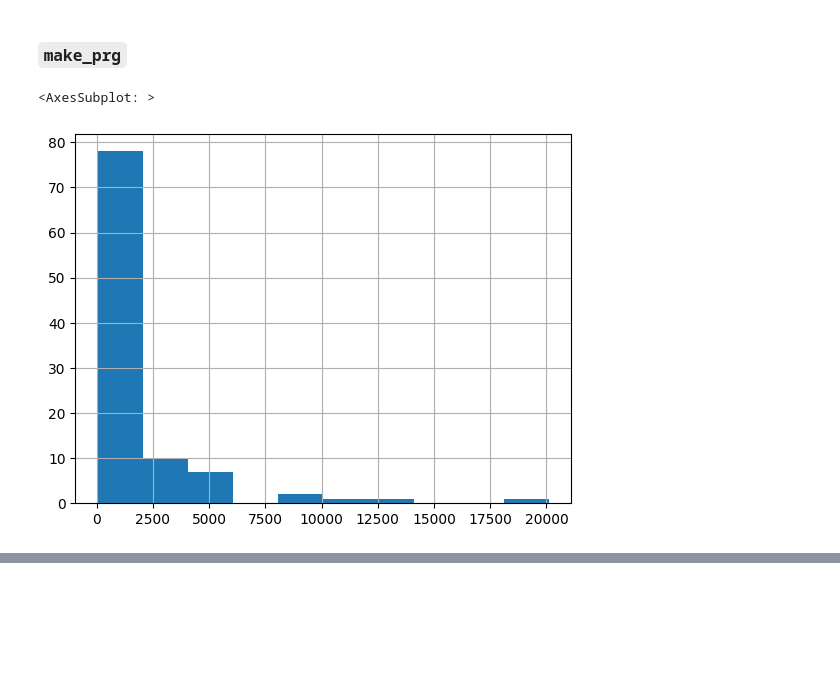
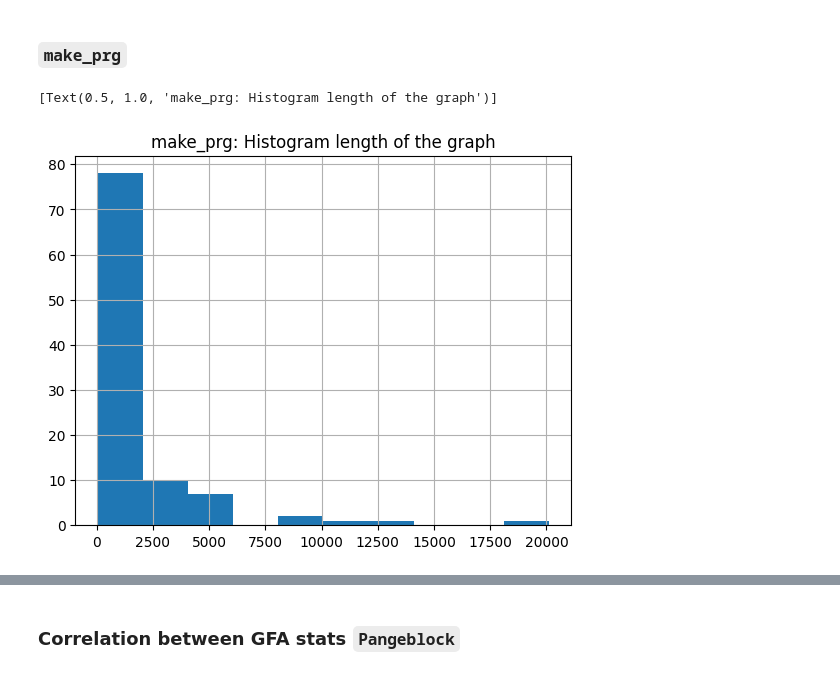
Before and after one commit to AlgoLab/pangeblocks, a Jupyter notebook: notebooks/gfa-stats.ipynb, the cells around one changed output, grey strips where cells are left out. Drawn from its saved outputs; the diff is of its cells as text; code cells hidden in the pictures; blank space fills up the shorter version.

```diff
--- a/notebooks/gfa-stats.ipynb
+++ b/notebooks/gfa-stats.ipynb
@@ -26,16 +26,16 @@
 
 (include as variable of interest to analyze with it, the \% of identical columns in the MSA)
 # %%
-# Filter MSAs with at least 2 different rows
-import pandas as pd
+# # Filter MSAs with at least 2 different rows
+# import pandas as pd
 
-msas_data = pd.read_csv("../info-all-msas/analysis-msa/stats_msas.tsv", sep="\t", index_col=False)
-filtered_msas = [ path + "\n" for path in msas_data.query("n_unique_seqs > 1")["path_msa"] ]
+# msas_data = pd.read_csv("../info-all-msas/analysis-msa/stats_msas.tsv", sep="\t", index_col=False)
+# filtered_msas = [ path + "\n" for path in msas_data.query("n_unique_seqs > 1")["path_msa"] ]
 
-with open("../info-all-msas/analysis-msa/filtered_msas.txt","w") as fp:
-    fp.writelines(
-        filtered_msas
-    )
+# with open("../info-all-msas/analysis-msa/filtered_msas.txt","w") as fp:
+#     fp.writelines(
+#         filtered_msas
+#     )
 # %%
 "Read a graph in gfa format and compute some stats"
 from typing import Union
@@ -205,10 +195,11 @@ sns.despine(offset=10, trim=True)
 # %%
 stats_mprg = compute_stats(path_mprg)
 stats_mprg["name_msa"] = [Path(p).stem for p in stats_mprg.index ]
-stats_mprg["len_graph"].hist()
+ax = stats_mprg["len_graph"].hist()
+ax.set(title="make_prg: Histogram length of the graph")
 # %% [output]
-<AxesSubplot: >
+[Text(0.5, 1.0, 'make_prg: Histogram length of the graph')]
-[figure, old version]
+[figure, new version]
 # %%
 stats_mprg_merged = pd.merge(left=stats_mprg, right=stats_msas[["name_msa","perc_identical_cols"]], how="left", on="name_msa")
 stats_mprg_merged.describe()
@@ -222,3 +213,5 @@ stats_mprg_merged.describe()
 | 50% | 28.000000 | 37.000000 | 596.500000 | NaN | 0.0 | NaN | NaN | ... |
 | 75% | 113.250000 | 168.500000 | 1634.000000 | NaN | 0.0 | NaN | NaN | ... |
 | max | 1186.000000 | 1640.000000 | 20103.000000 | NaN | 0.0 | NaN | NaN | ... |
+# %% [markdown]
+### Correlation between GFA stats `Pangeblock`
```
Also changed, not shown: parts of 19 cells of this notebook, 3 other files.
